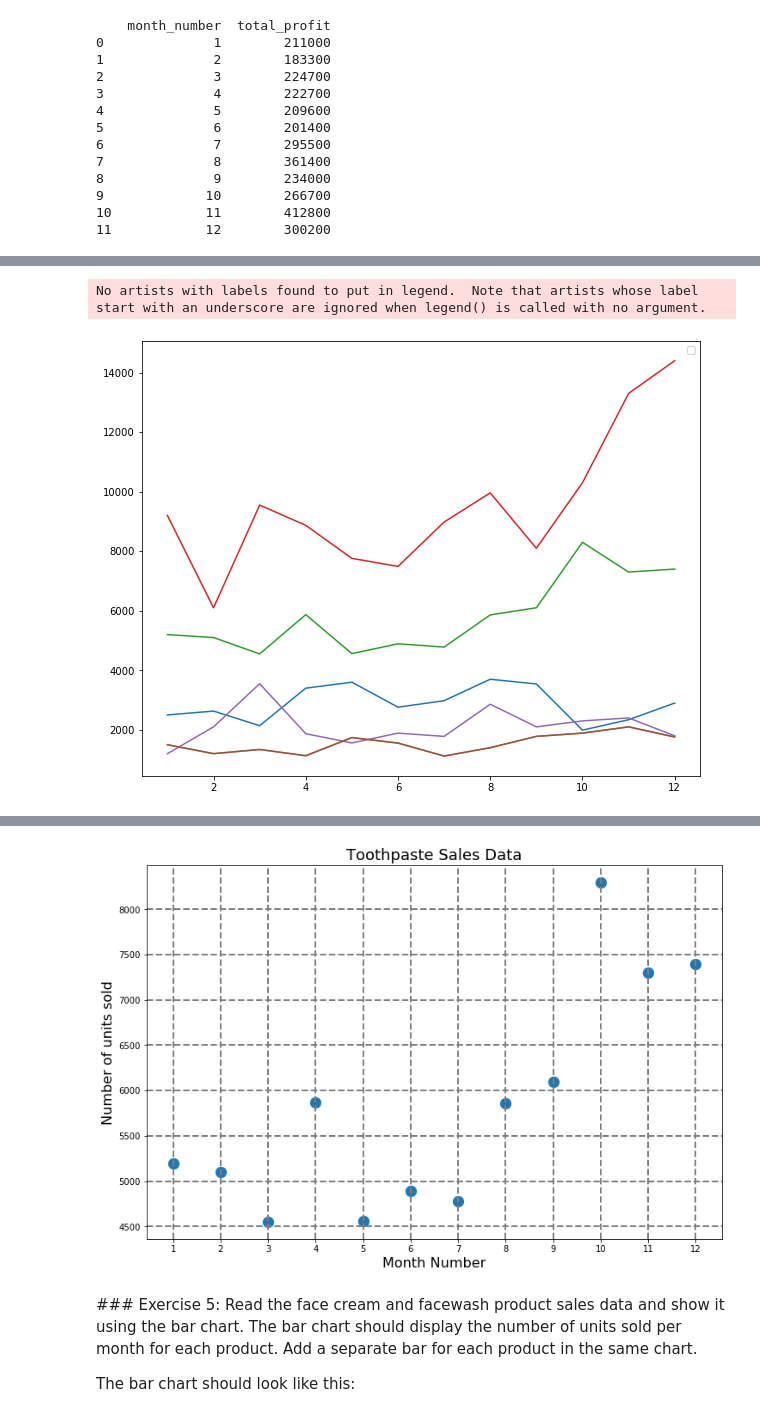
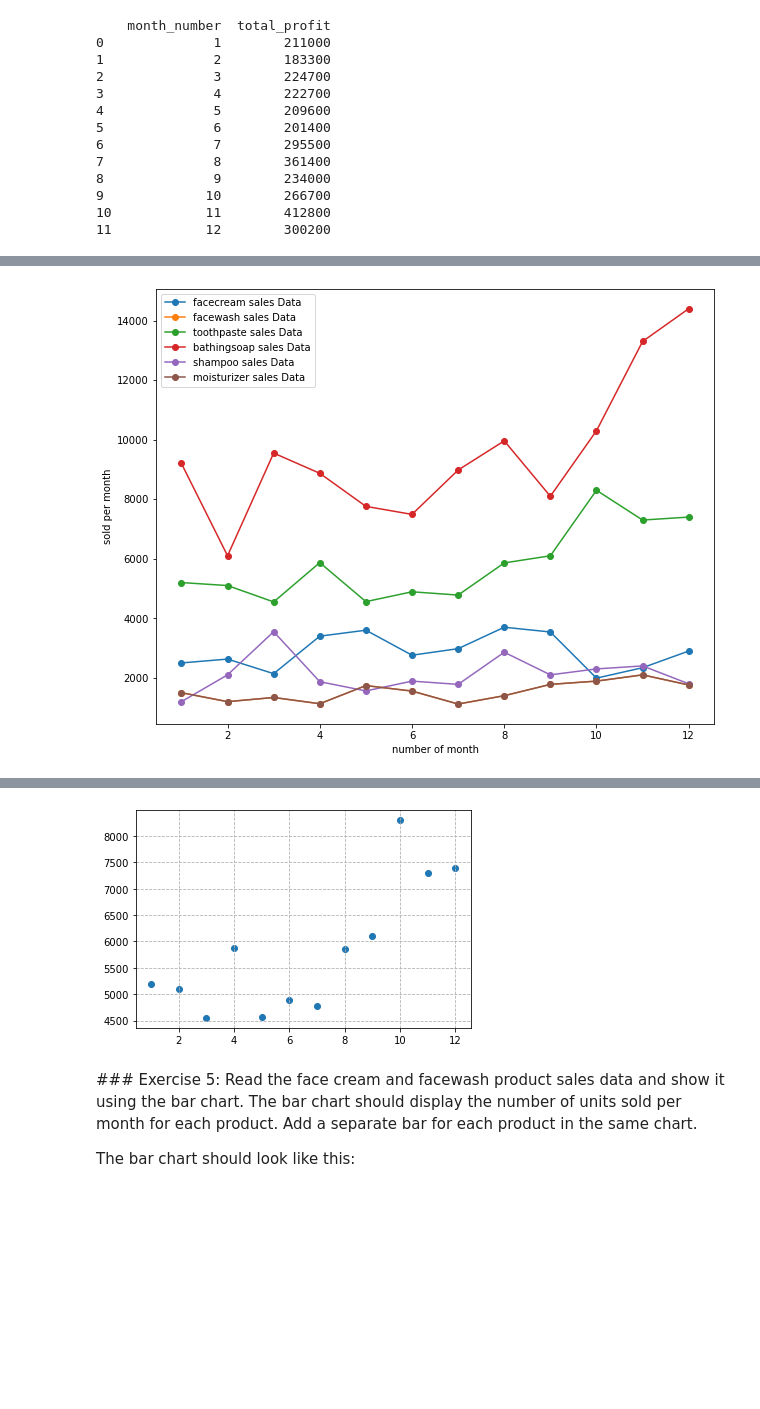
Before and after one commit to omolara-atoyebi/strive-exercise, a Jupyter notebook: 08. Matplotlib/Matplotlib_exercises.ipynb, the cells around one changed output, grey strips where cells are left out. Cells and saved outputs as stored; diff of their text form; code cells hidden in the pictures; blank space fills up the shorter version.

```diff
--- a/08. Matplotlib/Matplotlib_exercises.ipynb
+++ b/08. Matplotlib/Matplotlib_exercises.ipynb
@@ -100,17 +98,18 @@ data.head()
 # %%
 # Write your code here
 fig, ax = plt.subplots(figsize=(10,8))
-plt.plot(df4['month_number'], df4['facecream'] )
-plt.plot(df4['month_number'], df4['facewash'] )
-plt.plot(df4['month_number'], df4['toothpaste'] )
-plt.plot(df4['month_number'], df4['bathingsoap'] )
-plt.plot(df4['month_number'], df4['shampoo'] )
-plt.plot(df4['month_number'], df4['moisturizer'] )
+plt.plot(df4['month_number'], df4['facecream'], marker = 'o',label = 'facecream sales Data')
+plt.plot(df4['month_number'], df4['facewash'],marker = 'o' ,label = 'facewash sales Data')
+plt.plot(df4['month_number'], df4['toothpaste'],marker = 'o',label = 'toothpaste sales Data')
+plt.plot(df4['month_number'], df4['bathingsoap'],marker = 'o' ,label = 'bathingsoap sales Data')
+plt.plot(df4['month_number'], df4['shampoo'],marker = 'o' ,label = 'shampoo sales Data')
+plt.plot(df4['month_number'], df4['moisturizer'],marker = 'o',label = 'moisturizer sales Data' )
+plt.ylabel('sold per month')
+plt.xlabel('number of month')
 plt.legend()
 plt.show()
 # %% [output]
-No artists with labels found to put in legend.  Note that artists whose label start with an underscore are ignored when legend() is called with no argument.
-[figure, old version]
+[figure, new version]
 # %% [markdown]
 ### Exercise 4: Read the toothpaste sales data of each month and show it using a scatter plot.
 Also, add a grid in the plot (the grid line style should be “–“).
@@ -119,8 +118,11 @@ The scatter plot should look like this:
 ![image.png](attachment:image.png)
 # %%
 # Write your code here
+plt.scatter(df4['month_number'], df4['toothpaste'])
+plt.grid(True , linestyle = '--')
+plt.show()
 # %% [output]
-[figure, old version]
+[figure, new version]
 # %% [markdown]
 ### Exercise 5: Read the face cream and facewash product sales data and show it using the bar chart.
 The bar chart should display the number of units sold per month for each product. Add a separate bar for each product in the same chart.
```
Also changed, not shown: parts of 5 cells of this notebook.
